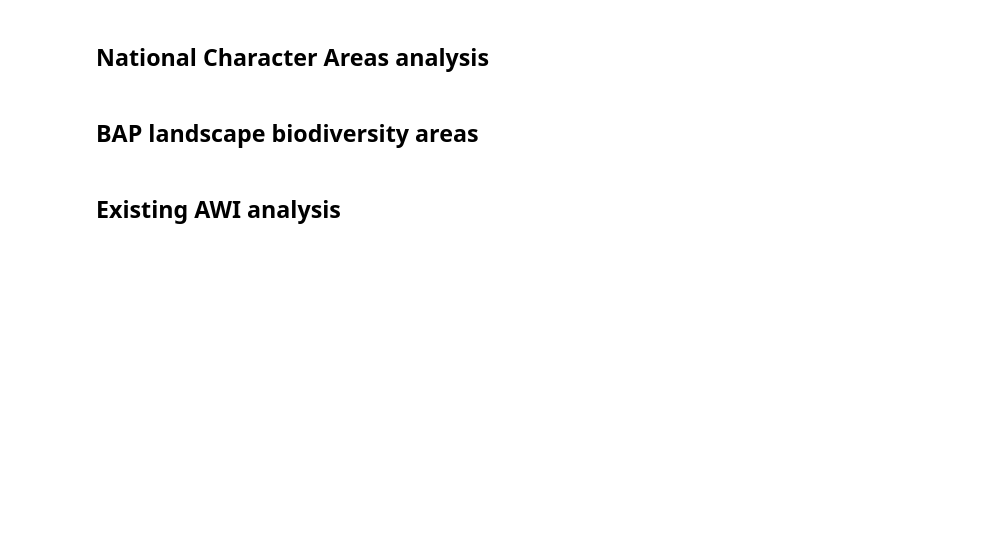
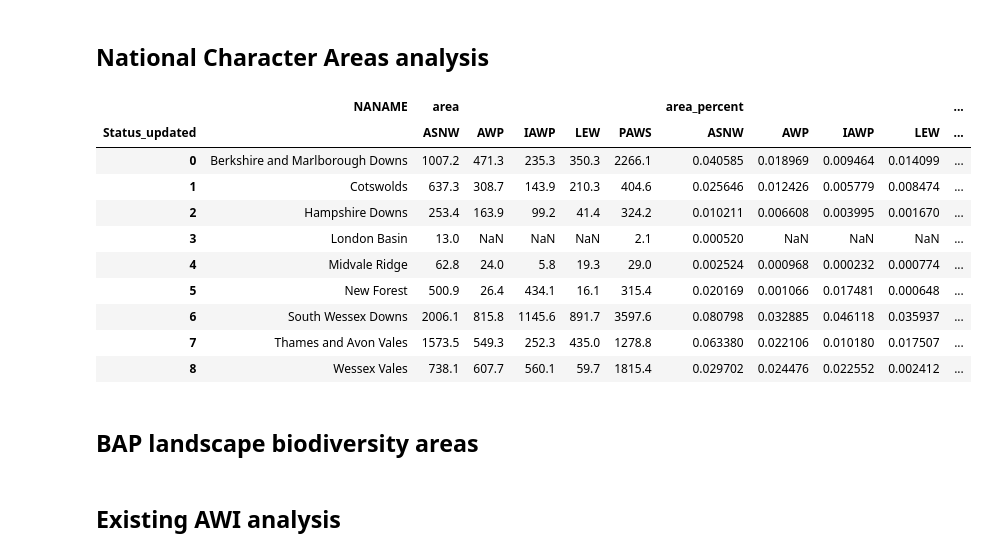
Before and after one commit to lara-spearman/AWI, a Jupyter notebook: Summary_stats.ipynb, the cells around one changed output. Cells and saved outputs as stored; diff of their text form; code cells hidden in the pictures; blank space fills up the shorter version.

Commit message:
add designation intersect for area

```diff
--- a/Summary_stats.ipynb
+++ b/Summary_stats.ipynb
@@ -13,51 +13,67 @@ gdf_methodology = gpd.read_file("O:/NaturalEngland/Ancient Woodland Inventory Up
 # All file names and locations for designation sites
 file_list = { 'SSSI':{'file_location':"G:/NE_OpenData/SSSI/NE_Sites_of_Special_Scientific_Interest_Wilts.shp",
          'name':"SSSI",
+           'fullName':'Sites of Special Scientific Interest',
          'type':'polygon'},
 'NNR':{'file_location':"G:/NE_OpenData/NNR/NE_National_Nature_Reserves_Wilts.shp",
          'name':"NNR",
+           'fullName':'National Nature Reserves',
          'type':'polygon'},
         'LNR': {'file_location':"G:/NE_OpenData/LNR/NE_Local_Nature_Reserves_Wilts.shp",
          'name':"LNR",
+           'fullName':'Local Nature Reserves',
          'type':'polygon'},
          'RAMSAR':{'file_location':"G:/NE_OpenData/RAMSAR/NE_RAMSAR_New_Forest.shp",
          'name':"RAMSAR",
+           'fullName':'RAMSAR',
          'type':'polygon'},
          'SPA':{'file_location':"G:/NE_OpenData/SPA/NE_Special_Protection_Areas_iWilts.shp",
          'name':"SPA",
+           'fullName':'Special Protection Areas',
          'type':'polygon'},
          'SAC':{'file_location':"G:/NE_OpenData/SAC/NE_Special_Areas_of_Conservation_Wilts.shp",
          'name':"SAC",
+           'fullName':'Special Areas of Conservation',
          'type':'polygon'},
          'LCA':{'file_location':"G:/Wiltshire_Council/Landscape_Character_Areas/LCA_Combined_2005.shp",
          'name':"LCA",
+           'fullName':'Landscape Character Areas',
          'type':'polygon'},
          'CP': {'file_location':"G:/NE_OpenData/Country_Parks/NE_Country_Parks_Wilts.shp",
          'name':"CP",
+           'fullName':'Country Parks',
          'type':'polygon'},
          'LB':{'file_location':"G:/Historic_England/ListedBuildings/HEListed_Building_pts_Wilts.shp",
          'name':"LB",
+           'fullName':'Listed Buildings',
          'type':'point'},
          'SAM':{'file_location':"G:/Historic_England/ScheduledMonuments/HE_Scheduled_Monuments_Wilts.shp",
          'name':"SM",
+           'fullName':'Scheduled Monuments',
          'type':'point'},
          'NL': {'file_location':"G:/NE_OpenData/National_Landscapes/NE_National_Landscapes_iWilts.shp",
          'name':"NL",
+           'fullName':'National Landscape',
          'type':'polygon'},
          'ATI':{'file_location':"G:/Woodland_Trust/Woodland_Trust_AncientTreeInventoryATI_Wilts.shp",
          'name':"ATI",
+           'fullName':'Ancient Tree Inventory',
          'type':'polygon'},
          'WT':{'file_location':"G:/Woodland_Trust/Woodland_Trust_Sites_Wilts.shp",
          'name':"WT",
+           'fullName':'Woodland Trust Sites',
          'type':'polygon'},
          'WWT':{'file_location':"G:/WWT/WWT_Reserves_Public_201224/WiltshireWildlifeTrust_Reserves_Public_201224.shp",
          'name':"WWT",
+           'fullName':'Wiltshire Wildlife Trust Reserves',
          'type':'polygon'},
          'AWI': {'file_location':"G:/NE_OpenData/AWI/Old_AWI_Wilts.shp",
          'name':"ASNW_OLD",
+           'fullName':'Previous Ancient Woodland Inventory',
          'type':'polygon'},
           'NCA': {'file_location':"G:/NE_OpenData/National_Character_Areas/NE_National_Character_Areas_Wilts.shp",
          'name':"NCA",
+        'fullName':'National Character Areas',
          'type':'polygon'},
          'BCZ':{'file_location':"G:/Wiltshire_Council/Bat_Consultation_Zones/BatConsultationZones.shp",
          'name':"BCZ",
@@ -198,3 +331,17 @@ gdf_pivot.to_csv("O:/NaturalEngland/Ancient Woodland Inventory Update/_Deliverab
+# %%
+gdf_pivot
+# %% [output]
+|  | NANAME | area |  |  |  |  | area_percent |  |  |  | ... |
+| Status_updated |  | ASNW | AWP | IAWP | LEW | PAWS | ASNW | AWP | IAWP | LEW | ... |
+| 0 | Berkshire and Marlborough Downs | 1007.2 | 471.3 | 235.3 | 350.3 | 2266.1 | 0.040585 | 0.018969 | 0.009464 | 0.014099 | ... |
+| 1 | Cotswolds | 637.3 | 308.7 | 143.9 | 210.3 | 404.6 | 0.025646 | 0.012426 | 0.005779 | 0.008474 | ... |
+| 2 | Hampshire Downs | 253.4 | 163.9 | 99.2 | 41.4 | 324.2 | 0.010211 | 0.006608 | 0.003995 | 0.001670 | ... |
+| 3 | London Basin | 13.0 | NaN | NaN | NaN | 2.1 | 0.000520 | NaN | NaN | NaN | ... |
+| 4 | Midvale Ridge | 62.8 | 24.0 | 5.8 | 19.3 | 29.0 | 0.002524 | 0.000968 | 0.000232 | 0.000774 | ... |
+| 5 | New Forest | 500.9 | 26.4 | 434.1 | 16.1 | 315.4 | 0.020169 | 0.001066 | 0.017481 | 0.000648 | ... |
+| 6 | South Wessex Downs | 2006.1 | 815.8 | 1145.6 | 891.7 | 3597.6 | 0.080798 | 0.032885 | 0.046118 | 0.035937 | ... |
+| 7 | Thames and Avon Vales | 1573.5 | 549.3 | 252.3 | 435.0 | 1278.8 | 0.063380 | 0.022106 | 0.010180 | 0.017507 | ... |
+| 8 | Wessex Vales | 738.1 | 607.7 | 560.1 | 59.7 | 1815.4 | 0.029702 | 0.024476 | 0.022552 | 0.002412 | ... |
 # %% [markdown]
 ## BAP landscape biodiversity areas
 # %%
```
Also changed, not shown: parts of 18 cells of this notebook.
